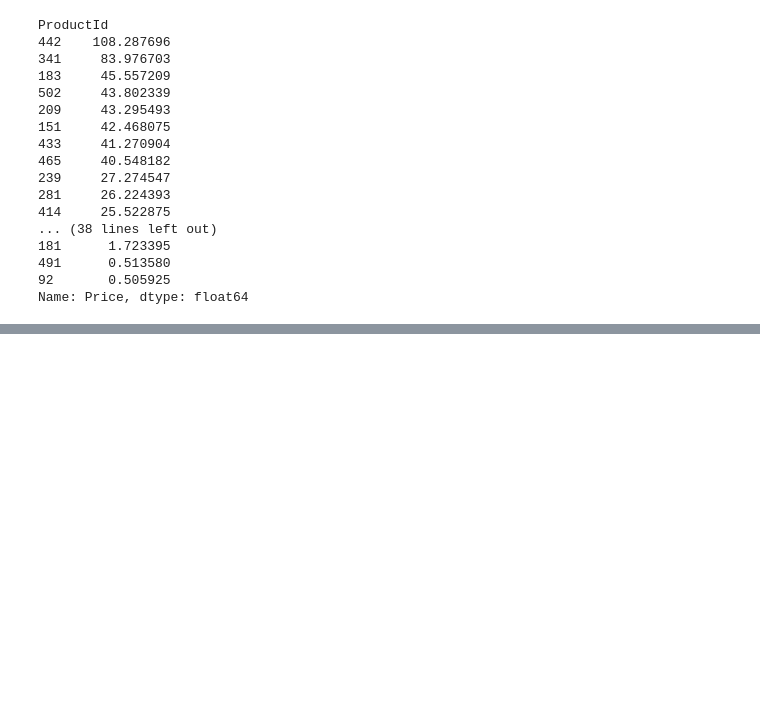
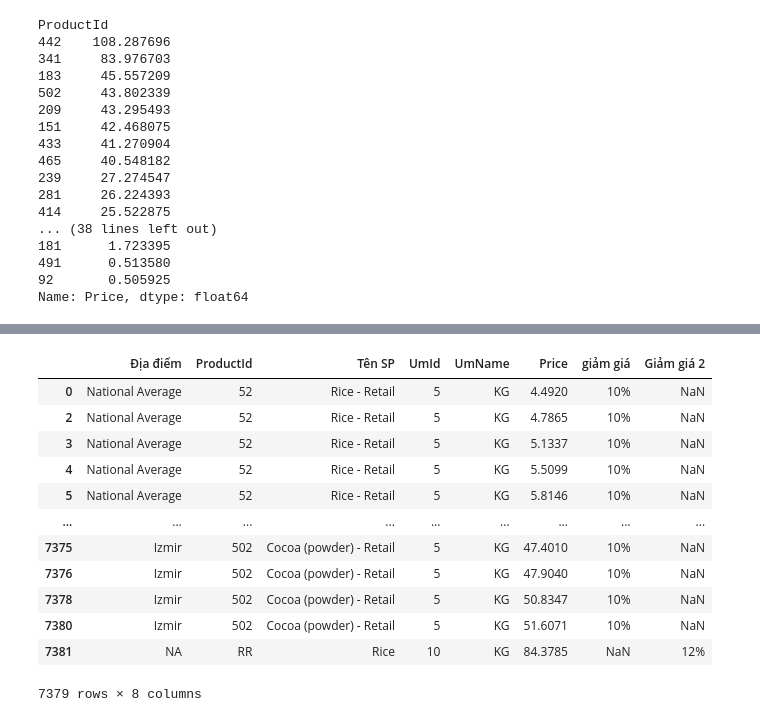
Before and after one commit to KimKieu123/DA30092022, a Jupyter notebook: BT Learn.ipynb, the cells around one changed output, grey strips where cells are left out. Cells and saved outputs as stored; diff of their text form; code cells hidden in the pictures; blank space fills up the shorter version.

```diff
--- a/BT Learn.ipynb
+++ b/BT Learn.ipynb
@@ -203,0 +219,32 @@ ImportError: lxml not found, please install it
+# %%
+#[Thực hành] Chỉnh sửa cấu trúc bộ dữ liệu
+import pandas as pd
+df=pd.read_csv('FoodPrice_in_Turkey.csv')
+df.rename(columns={'Place':'Địa điểm','ProductName':'Tên SP'},inplace=True)
+df['new_colum'] = "NaN"
+df["giảm giá"] = "10%"
+df["giảm giá 2"] = "12%"
+df=df.append({'Địa điểm':'NA','ProductId':'RR','Tên SP':'Rice','UmId':10,'UmName':'KG','Month':6,'Year':2021,'Price':84.3785,'Giảm giá':'10%','Giảm giá 2':'12%'},ignore_index=True)
+#df.tail()  # Hiển thị 5 bản ghi cuối
+del df['new_colum']
+df.pop('giảm giá 2')
+df.drop('Giảm giá', axis=1, inplace=True)
+df.drop(['Month','Year'], axis=1, inplace=True)
+df.drop(1, axis = 0, inplace=True)
+# Xóa các dòng có chỉ số 7377 và 7379 sử dụng phương thức drop()
+df.drop([7377,7379], inplace=True)
+df
+# %% [output]
+|  | Địa điểm | ProductId | Tên SP | UmId | UmName | Price | giảm giá | Giảm giá 2 |
+| 0 | National Average | 52 | Rice - Retail | 5 | KG | 4.4920 | 10% | NaN |
+| 2 | National Average | 52 | Rice - Retail | 5 | KG | 4.7865 | 10% | NaN |
+| 3 | National Average | 52 | Rice - Retail | 5 | KG | 5.1337 | 10% | NaN |
+| 4 | National Average | 52 | Rice - Retail | 5 | KG | 5.5099 | 10% | NaN |
+| 5 | National Average | 52 | Rice - Retail | 5 | KG | 5.8146 | 10% | NaN |
+| ... | ... | ... | ... | ... | ... | ... | ... | ... |
+| 7375 | Izmir | 502 | Cocoa (powder) - Retail | 5 | KG | 47.4010 | 10% | NaN |
+| 7376 | Izmir | 502 | Cocoa (powder) - Retail | 5 | KG | 47.9040 | 10% | NaN |
+| 7378 | Izmir | 502 | Cocoa (powder) - Retail | 5 | KG | 50.8347 | 10% | NaN |
+| 7380 | Izmir | 502 | Cocoa (powder) - Retail | 5 | KG | 51.6071 | 10% | NaN |
+| 7381 | NA | RR | Rice | 10 | KG | 84.3785 | NaN | 12% |
+7379 rows × 8 columns
```
Also changed, not shown: parts of 3 cells of this notebook, 4 other files.
